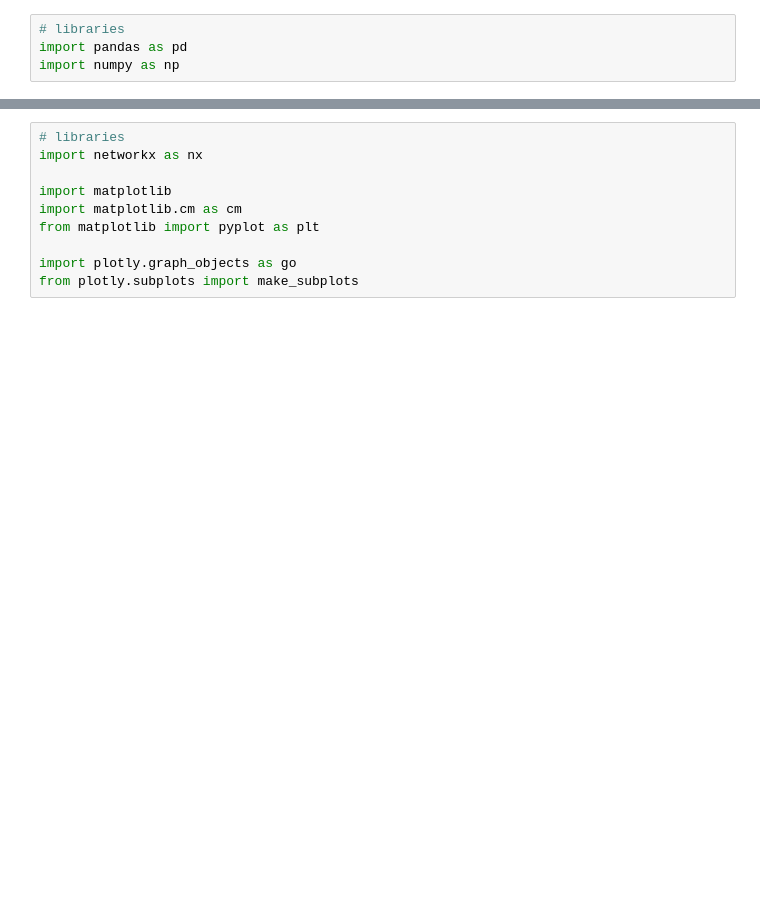
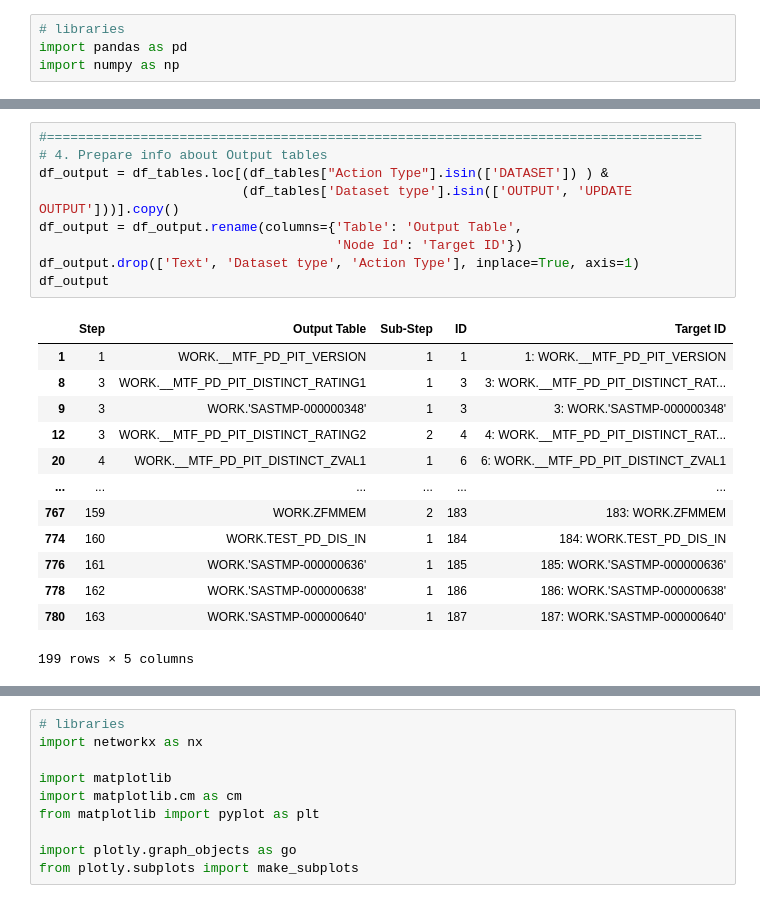
Before and after one commit to olebach/SAS-Log-Parser, a Jupyter notebook: Log parsing.ipynb, the cells around one changed output, grey strips where cells are left out. Saved outputs shown, nothing was run; the diff lists cells and outputs as text; blank space fills up the shorter version.

```diff
--- a/Log parsing.ipynb
+++ b/Log parsing.ipynb
@@ -182,0 +179,23 @@ df.to_csv('test.csv', sep = ";")
+# %%
+#====================================================================================
+# 4. Prepare info about Output tables
+df_output = df_tables.loc[(df_tables["Action Type"].isin(['DATASET']) ) &
+                          (df_tables['Dataset type'].isin(['OUTPUT', 'UPDATE OUTPUT']))].copy()
+df_output = df_output.rename(columns={'Table': 'Output Table',
+                                      'Node Id': 'Target ID'})
+df_output.drop(['Text', 'Dataset type', 'Action Type'], inplace=True, axis=1)
+df_output
+# %% [output]
+|  | Step | Output Table | Sub-Step | ID | Target ID |
+| 1 | 1 | WORK.__MTF_PD_PIT_VERSION | 1 | 1 | 1: WORK.__MTF_PD_PIT_VERSION |
+| 8 | 3 | WORK.__MTF_PD_PIT_DISTINCT_RATING1 | 1 | 3 | 3: WORK.__MTF_PD_PIT_DISTINCT_RAT... |
+| 9 | 3 | WORK.'SASTMP-000000348' | 1 | 3 | 3: WORK.'SASTMP-000000348' |
+| 12 | 3 | WORK.__MTF_PD_PIT_DISTINCT_RATING2 | 2 | 4 | 4: WORK.__MTF_PD_PIT_DISTINCT_RAT... |
+| 20 | 4 | WORK.__MTF_PD_PIT_DISTINCT_ZVAL1 | 1 | 6 | 6: WORK.__MTF_PD_PIT_DISTINCT_ZVAL1 |
+| ... | ... | ... | ... | ... | ... |
+| 767 | 159 | WORK.ZFMMEM | 2 | 183 | 183: WORK.ZFMMEM |
+| 774 | 160 | WORK.TEST_PD_DIS_IN | 1 | 184 | 184: WORK.TEST_PD_DIS_IN |
+| 776 | 161 | WORK.'SASTMP-000000636' | 1 | 185 | 185: WORK.'SASTMP-000000636' |
+| 778 | 162 | WORK.'SASTMP-000000638' | 1 | 186 | 186: WORK.'SASTMP-000000638' |
+| 780 | 163 | WORK.'SASTMP-000000640' | 1 | 187 | 187: WORK.'SASTMP-000000640' |
+199 rows × 5 columns
```
Also changed, not shown: parts of 20 cells of this notebook, 2 other files.
